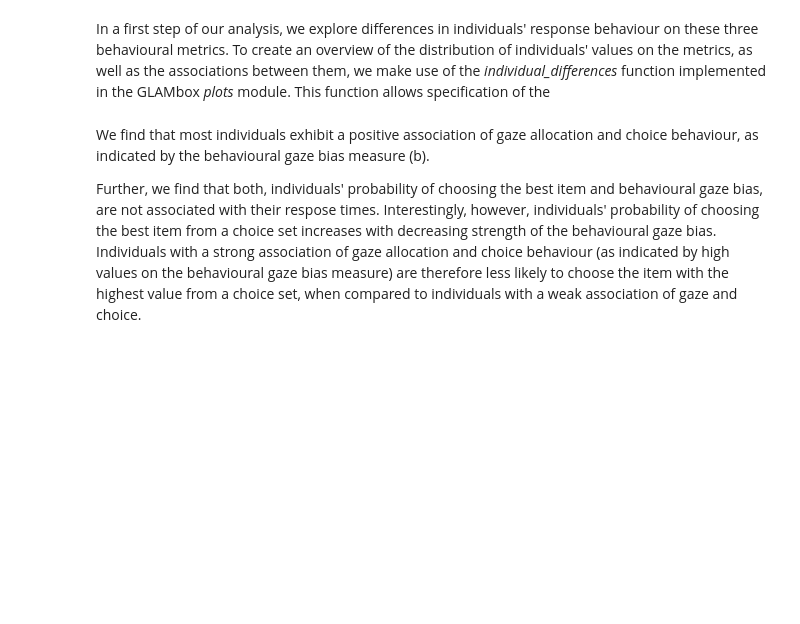
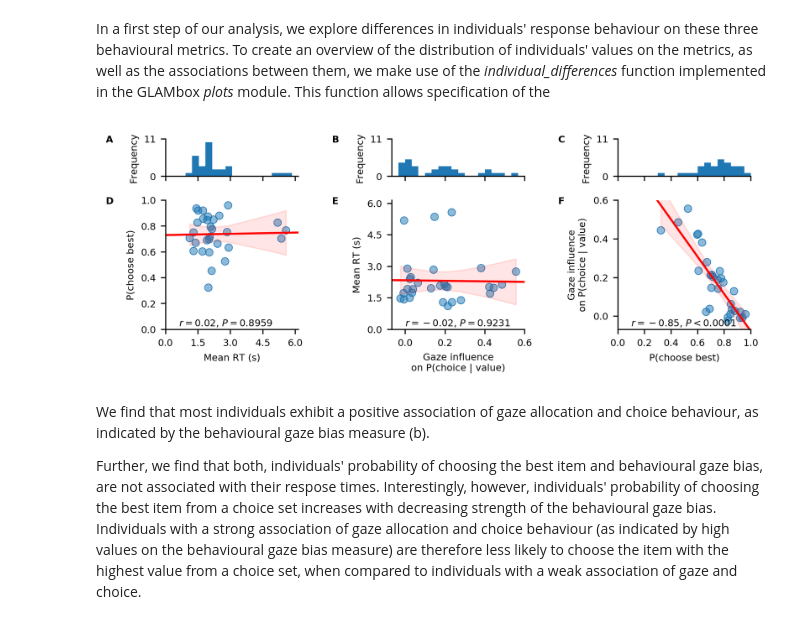
Before and after one commit to glamlab/glambox, a Jupyter notebook: Example_1_Individual_estimation.ipynb, the cells around one changed output. Drawn from its saved outputs; the diff is of its cells as text; code cells hidden in the pictures; blank space fills up the shorter version.

```diff
--- a/Example_1_Individual_estimation.ipynb
+++ b/Example_1_Individual_estimation.ipynb
@@ -153,9 +173,11 @@ In a first step of our analysis, we explore differences in individuals' response
 # %%
 np.random.seed(4)
 
-fig = gb.plots.plot_individual_differences(data=data)
+fig = gb.plots.plot_behaviour_associations(data=data)
 
 fig.savefig('examples/example_1/figures/Figure_1_individual_differences.png', dpi=330)
+# %% [output]
+[figure, added]
 # %% [markdown]
 We find that most individuals exhibit a positive association of gaze allocation and choice behaviour, as indicated by the behavioural gaze bias measure (b).
 
```
Also changed, not shown: parts of 6 cells of this notebook, 2 other files.
